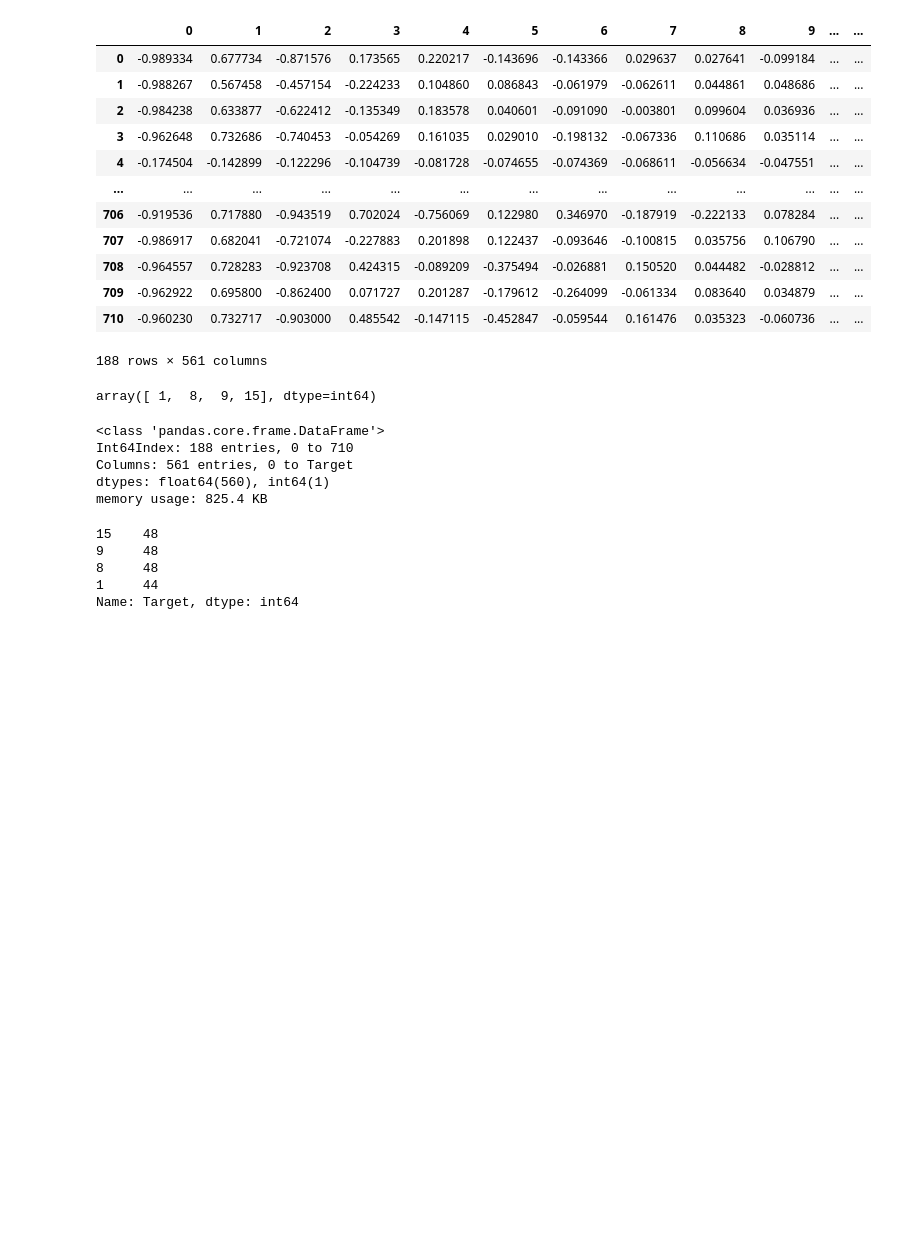
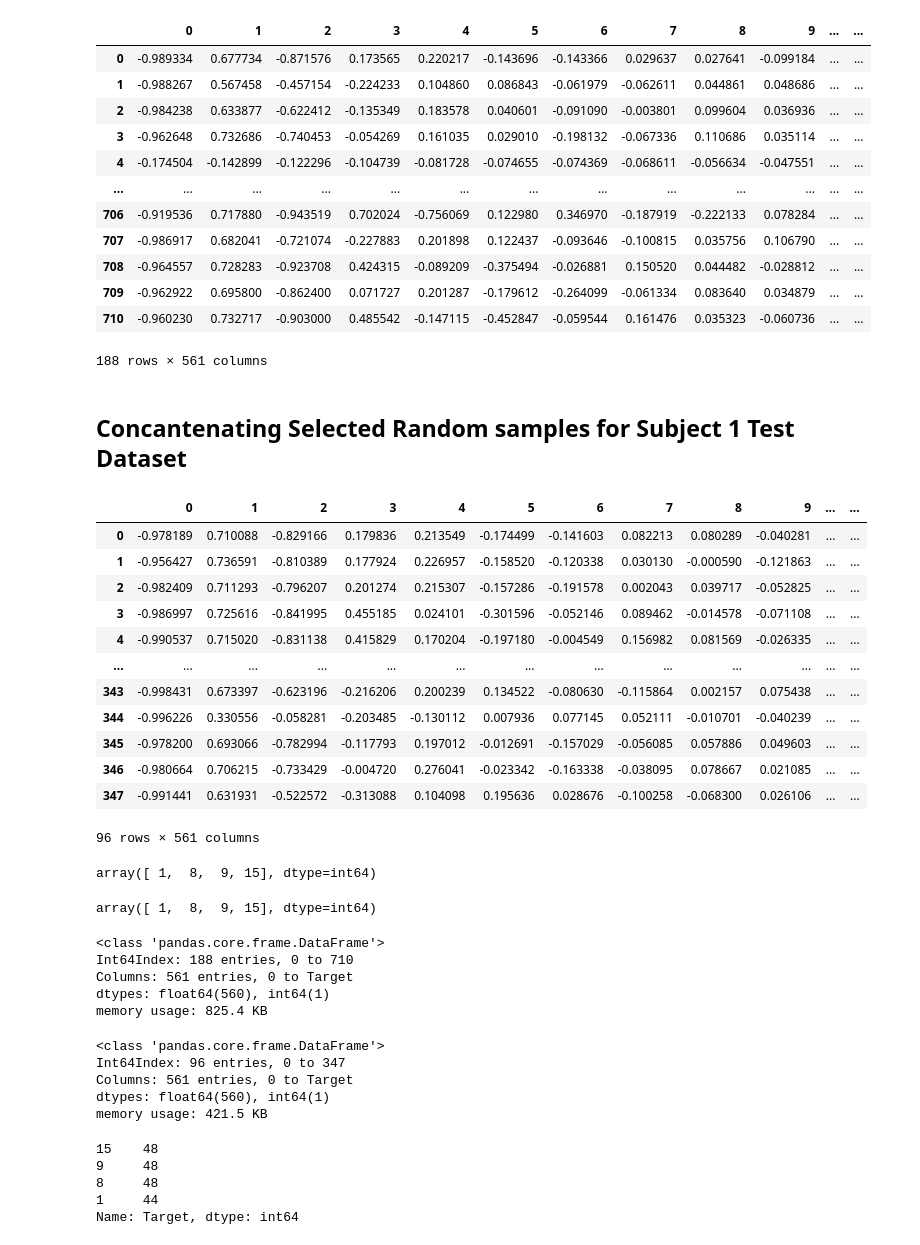
Before and after one commit to maigacribzz/EEG-Biometrics, a Jupyter notebook: Biometrics_Analysis_Emotions.ipynb, the cells around one changed output. Saved outputs shown, nothing was run; the diff lists cells and outputs as text; code cells hidden in the pictures; blank space fills up the shorter version.

```diff
--- a/Biometrics_Analysis_Emotions.ipynb
+++ b/Biometrics_Analysis_Emotions.ipynb
@@ -140,10 +138,38 @@ new_sub1
 | 709 | -0.962922 | 0.695800 | -0.862400 | 0.071727 | 0.201287 | -0.179612 | -0.264099 | -0.061334 | 0.083640 | 0.034879 | ... | ... |
 | 710 | -0.960230 | 0.732717 | -0.903000 | 0.485542 | -0.147115 | -0.452847 | -0.059544 | 0.161476 | 0.035323 | -0.060736 | ... | ... |
 188 rows × 561 columns
+# %% [markdown]
+## Concantenating Selected Random samples for Subject 1 Test Dataset
+# %%
+df_1 = df2[df2['Target']==1]
+df_8 = df2[df2['Target']==8]
+df_9 = df2[df2['Target']==9]
+df_15 = df2[df2['Target']==15]
+
+new_sub2 = pd.concat([df_1,df_8,df_9,df_15],axis=0)
+new_sub2
+# %% [output]
+|  | 0 | 1 | 2 | 3 | 4 | 5 | 6 | 7 | 8 | 9 | ... | ... |
+| 0 | -0.978189 | 0.710088 | -0.829166 | 0.179836 | 0.213549 | -0.174499 | -0.141603 | 0.082213 | 0.080289 | -0.040281 | ... | ... |
+| 1 | -0.956427 | 0.736591 | -0.810389 | 0.177924 | 0.226957 | -0.158520 | -0.120338 | 0.030130 | -0.000590 | -0.121863 | ... | ... |
+| 2 | -0.982409 | 0.711293 | -0.796207 | 0.201274 | 0.215307 | -0.157286 | -0.191578 | 0.002043 | 0.039717 | -0.052825 | ... | ... |
+| 3 | -0.986997 | 0.725616 | -0.841995 | 0.455185 | 0.024101 | -0.301596 | -0.052146 | 0.089462 | -0.014578 | -0.071108 | ... | ... |
+| 4 | -0.990537 | 0.715020 | -0.831138 | 0.415829 | 0.170204 | -0.197180 | -0.004549 | 0.156982 | 0.081569 | -0.026335 | ... | ... |
+| ... | ... | ... | ... | ... | ... | ... | ... | ... | ... | ... | ... | ... |
+| 343 | -0.998431 | 0.673397 | -0.623196 | -0.216206 | 0.200239 | 0.134522 | -0.080630 | -0.115864 | 0.002157 | 0.075438 | ... | ... |
+| 344 | -0.996226 | 0.330556 | -0.058281 | -0.203485 | -0.130112 | 0.007936 | 0.077145 | 0.052111 | -0.010701 | -0.040239 | ... | ... |
+| 345 | -0.978200 | 0.693066 | -0.782994 | -0.117793 | 0.197012 | -0.012691 | -0.157029 | -0.056085 | 0.057886 | 0.049603 | ... | ... |
+| 346 | -0.980664 | 0.706215 | -0.733429 | -0.004720 | 0.276041 | -0.023342 | -0.163338 | -0.038095 | 0.078667 | 0.021085 | ... | ... |
+| 347 | -0.991441 | 0.631931 | -0.522572 | -0.313088 | 0.104098 | 0.195636 | 0.028676 | -0.100258 | -0.068300 | 0.026106 | ... | ... |
+96 rows × 561 columns
 # %%
 new_sub1['Target'].unique()
 # %% [output]
 array([ 1,  8,  9, 15], dtype=int64)
+# %%
+new_sub2['Target'].unique()
+# %% [output]
+array([ 1,  8,  9, 15], dtype=int64)
 # %%
 new_sub1.info()
 # %% [output]
@@ -152,6 +178,14 @@ Int64Index: 188 entries, 0 to 710
 Columns: 561 entries, 0 to Target
 dtypes: float64(560), int64(1)
 memory usage: 825.4 KB
+# %%
+new_sub2.info()
+# %% [output]
+<class 'pandas.core.frame.DataFrame'>
+Int64Index: 96 entries, 0 to 347
+Columns: 561 entries, 0 to Target
+dtypes: float64(560), int64(1)
+memory usage: 421.5 KB
 # %%
 new_sub1['Target'].value_counts()
 # %% [output]
```
Also changed, not shown: parts of 45 cells of this notebook.
